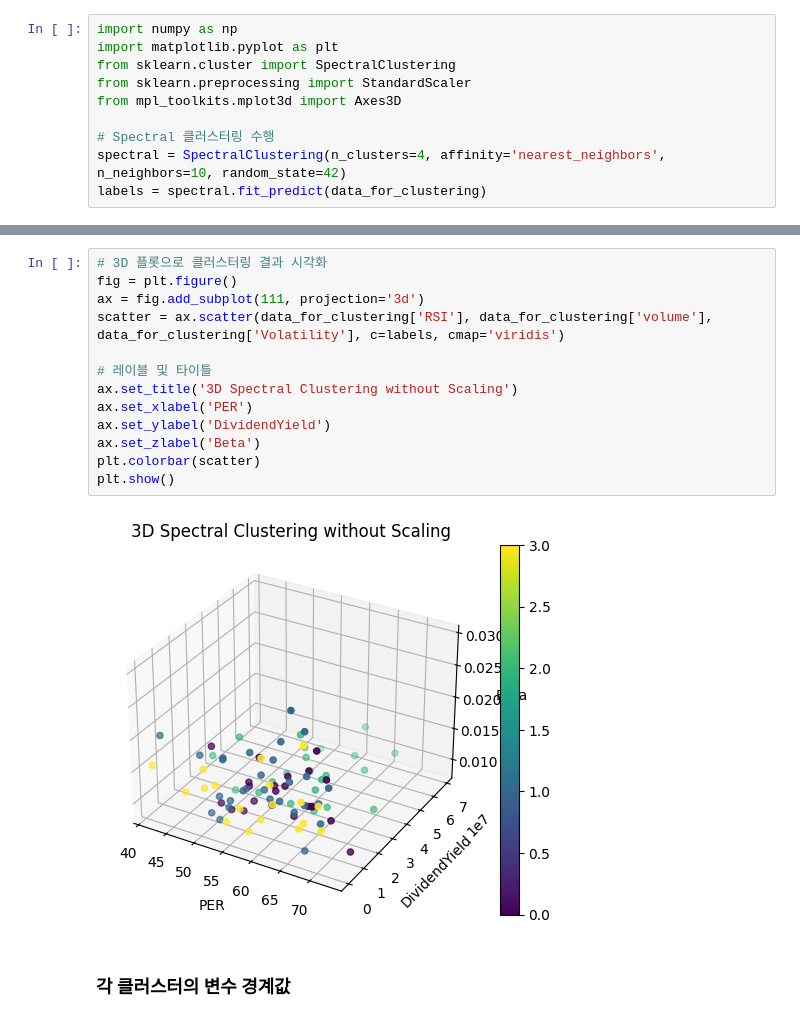
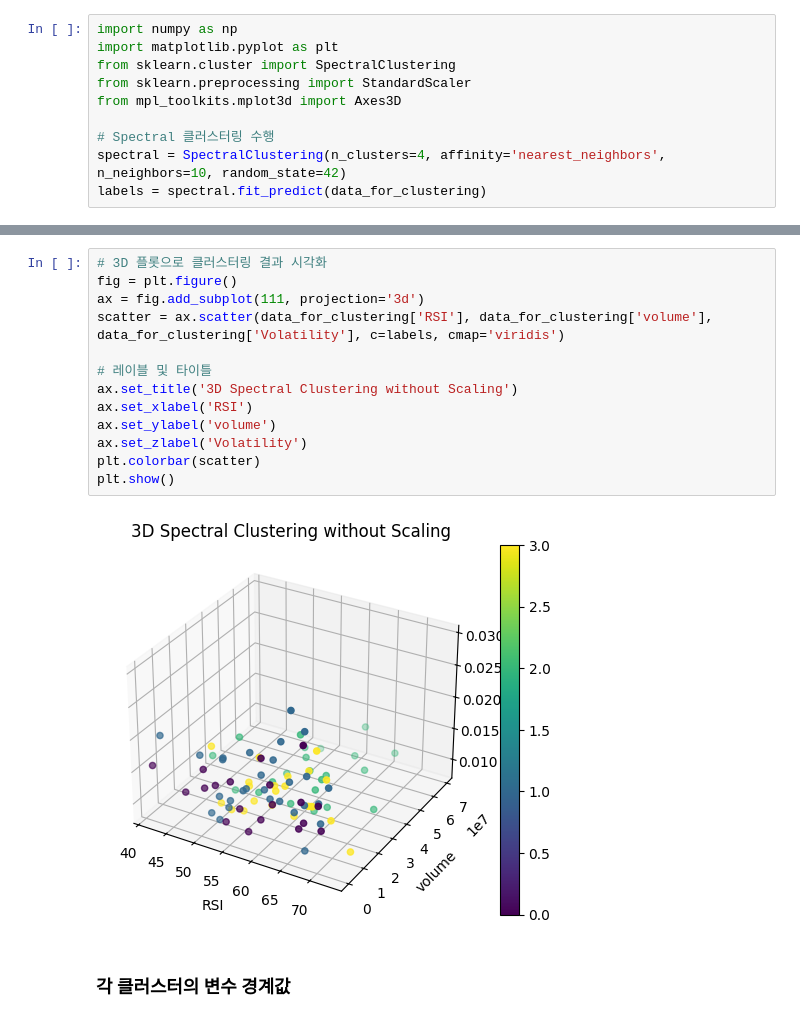
Before and after one commit to wonderfulawsome/capstone-project, a Jupyter notebook: 경영캡스톤 중간발표 코드1.ipynb, the cells around one changed output, grey strips where cells are left out. Cells and saved outputs as stored; diff of their text form.

```diff
--- a/경영캡스톤 중간발표 코드1.ipynb
+++ b/경영캡스톤 중간발표 코드1.ipynb
@@ -1125,18 +1209,18 @@ plt.show()
 # %%
 # 3D 플롯으로 클러스터링 결과 시각화
 fig = plt.figure()
 ax = fig.add_subplot(111, projection='3d')
 scatter = ax.scatter(data_for_clustering['RSI'], data_for_clustering['volume'], data_for_clustering['Volatility'], c=labels, cmap='viridis')
 
 # 레이블 및 타이틀
 ax.set_title('3D Spectral Clustering without Scaling')
-ax.set_xlabel('PER')
-ax.set_ylabel('DividendYield')
-ax.set_zlabel('Beta')
+ax.set_xlabel('RSI')
+ax.set_ylabel('volume')
+ax.set_zlabel('Volatility')
 plt.colorbar(scatter)
 plt.show()
 # %% [output]
-[figure, old version]
+[figure, new version]
 # %% [markdown]
 ### 각 클러스터의 변수 경계값
 # %%
```
Also changed, not shown: parts of 39 cells of this notebook.
